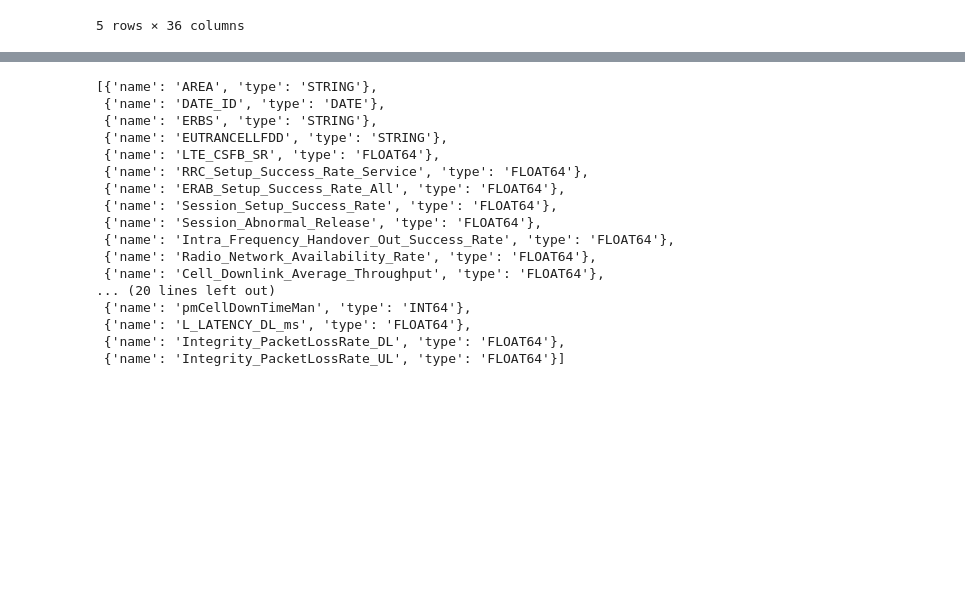
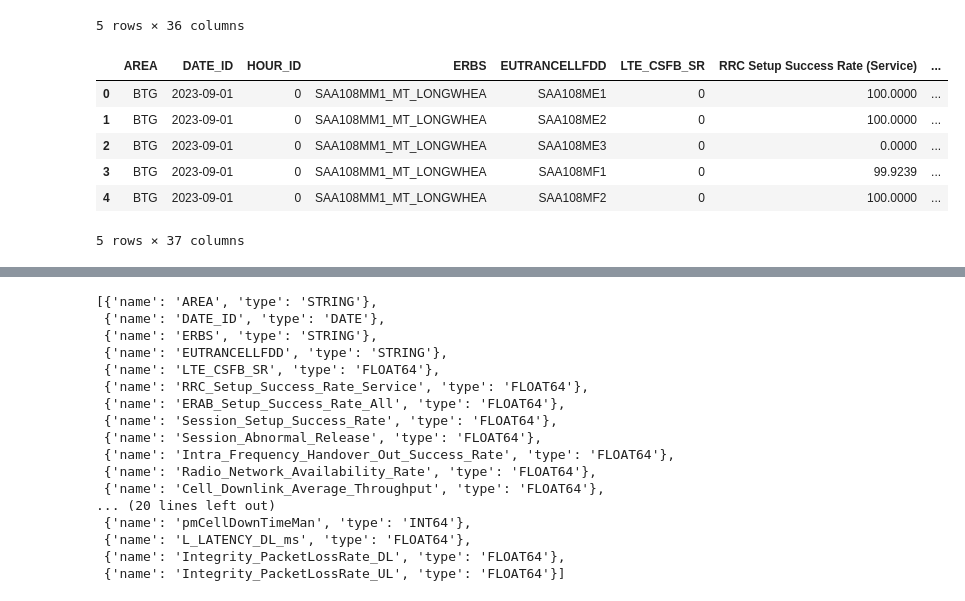
Before and after one commit to darren7753/4g_monitoring, a Jupyter notebook: data_storing.ipynb, the cells around one changed output, grey strips where cells are left out. Saved outputs shown, nothing was run; the diff lists cells and outputs as text; code cells hidden in the pictures; blank space fills up the shorter version.

```diff
--- a/data_storing.ipynb
+++ b/data_storing.ipynb
@@ -21,6 +21,17 @@ df.head()
 | 3 | BPP | 2023-05-01 | BPP002MM1_GUNUNG_GUNTUR | BPP002MT1 | 0.0 | 99.57377 | 99.46474 | ... |
 | 4 | BPP | 2023-05-01 | BPP002MM1_GUNUNG_GUNTUR | BPP002MT2 | 0.0 | 99.24931 | 99.09149 | ... |
 5 rows × 36 columns
+# %%
+df_hourly = pd.read_csv("4g_hourly_dummy.csv")
+df_hourly.head()
+# %% [output]
+|  | AREA | DATE_ID | HOUR_ID | ERBS | EUTRANCELLFDD | LTE_CSFB_SR | RRC Setup Success Rate (Service) | ... |
+| 0 | BTG | 2023-09-01 | 0 | SAA108MM1_MT_LONGWHEA | SAA108ME1 | 0 | 100.0000 | ... |
+| 1 | BTG | 2023-09-01 | 0 | SAA108MM1_MT_LONGWHEA | SAA108ME2 | 0 | 100.0000 | ... |
+| 2 | BTG | 2023-09-01 | 0 | SAA108MM1_MT_LONGWHEA | SAA108ME3 | 0 | 0.0000 | ... |
+| 3 | BTG | 2023-09-01 | 0 | SAA108MM1_MT_LONGWHEA | SAA108MF1 | 0 | 99.9239 | ... |
+| 4 | BTG | 2023-09-01 | 0 | SAA108MM1_MT_LONGWHEA | SAA108MF2 | 0 | 100.0000 | ... |
+5 rows × 37 columns
 # %%
 df.columns = df.columns.str.replace(" ", "_").str.replace("[()]", "", regex=True).str.replace("-", "_")
 
```
Also changed, not shown: parts of 5 cells of this notebook, 6 other files.
